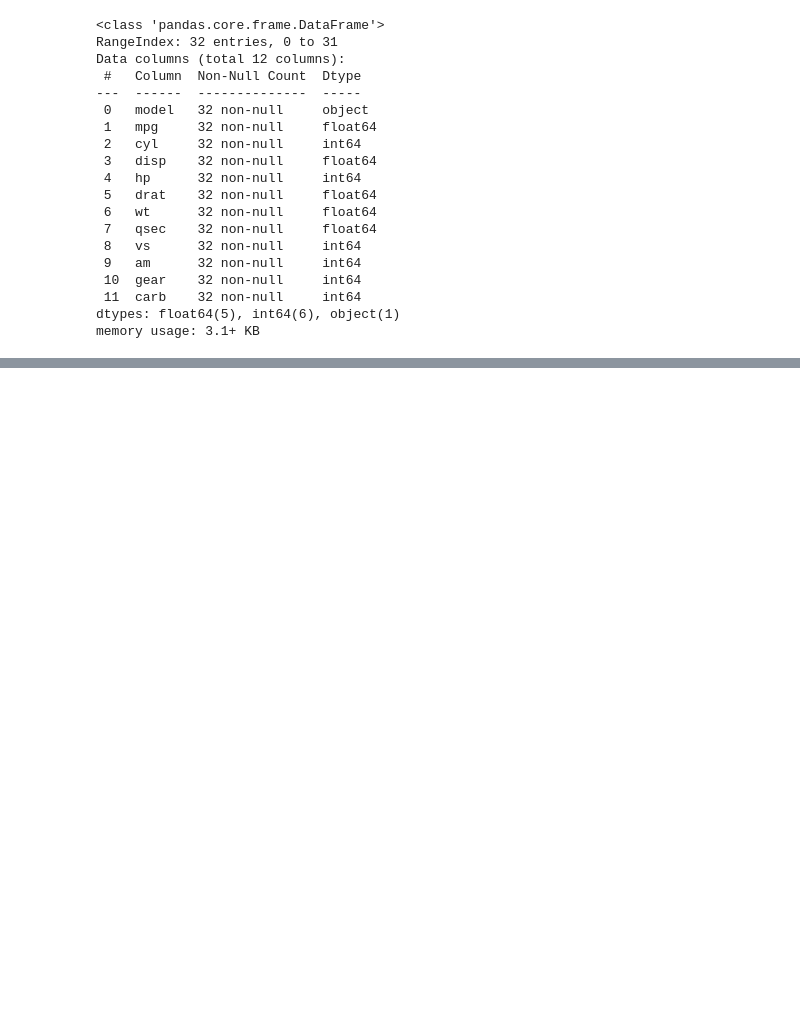
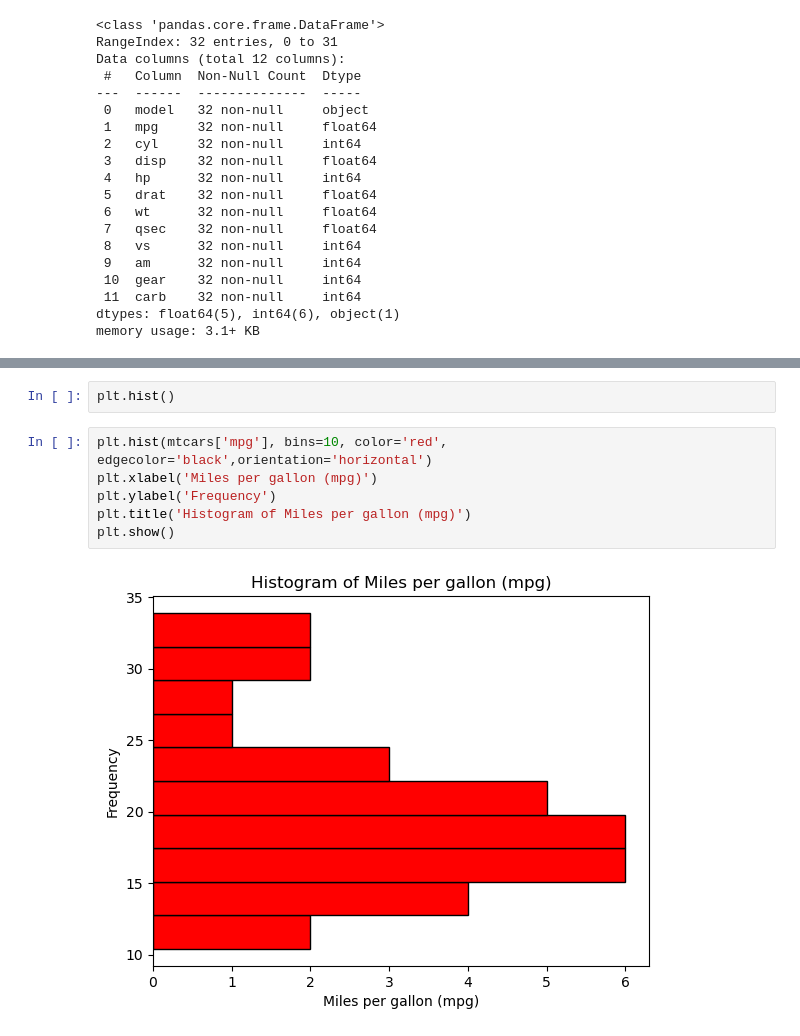
Before and after one commit to AnjanSS/ds-lab, a Jupyter notebook: ds prog2.ipynb, the cells around one changed output, grey strips where cells are left out. Drawn from its saved outputs; the diff is of its cells as text; blank space fills up the shorter version.

```diff
--- a/ds prog2.ipynb
+++ b/ds prog2.ipynb
@@ -111,0 +122,10 @@ plt.show()
+# %%
+plt.hist()
+# %%
+plt.hist(mtcars['mpg'], bins=10, color='red', edgecolor='black',orientation='horizontal')
+plt.xlabel('Miles per gallon (mpg)')
+plt.ylabel('Frequency')
+plt.title('Histogram of Miles per gallon (mpg)')
+plt.show()
+# %% [output]
+[figure, added]
```
Also changed, not shown: parts of 7 cells of this notebook.
